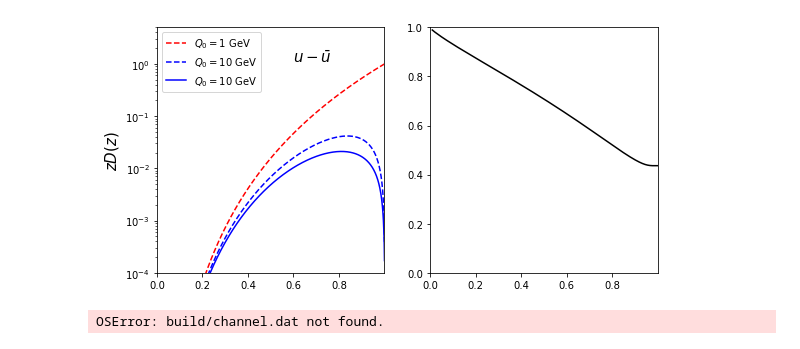
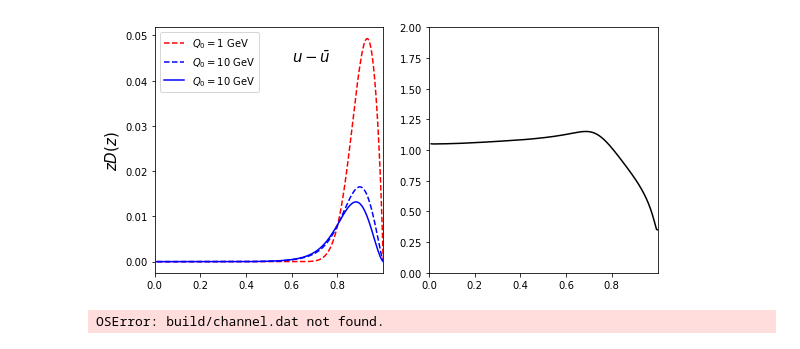
Before and after one commit to keweiyao/QCD-evolution, a Jupyter notebook: Plotting.ipynb, the cells around one changed output. Cells and saved outputs as stored; diff of their text form; code cells hidden in the pictures.

```diff
--- a/Plotting.ipynb
+++ b/Plotting.ipynb
@@ -7,39 +7,40 @@ display(HTML("<style>.container { width:100% !important; }</style>"))
 # %%
 names = r'$u-\bar{u}$', r'$d-\bar{d}$', r'$s-\bar{s}$', \
         r'$c-\bar{c}$', r'$b-\bar{b}$',\
         r'$g$', \
         r'$u+\bar{u}$', r'$d+\bar{d}$', r'$s+\bar{s}$',\
         r'$c+\bar{c}$', r'$b+\bar{b}$'
 IC = np.loadtxt("build/ic.dat").T
 FS0 = np.loadtxt("build/fs-0.dat").T
 FS1 = np.loadtxt("build/fs-1.dat").T
 z = IC[0]
 fig, axes = plt.subplots(1,2,figsize=(8,4), sharex=True)
 
+ch = 5
 for i, (it,row) in enumerate(zip(names, [axes]), start=1):
     ax,axr = row
     scale = z**6
-    ax.plot(z, scale*IC[i], 'r--', label=r'$Q_0=1$ GeV')
-    ax.plot(z, scale*FS0[i], 'b--', label=r'$Q_0=10$ GeV')
-    ax.plot(z, scale*FS1[i], 'b-', label=r'$Q_0=10$ GeV')
-    axr.plot(z, FS1[i]/FS0[i], 'k-')
+    ax.plot(z, scale*IC[ch], 'r--', label=r'$Q_0=1$ GeV')
+    ax.plot(z, scale*FS0[ch], 'b--', label=r'$Q_0=10$ GeV')
+    ax.plot(z, scale*FS1[ch], 'b-', label=r'$Q_0=10$ GeV')
+    axr.plot(z, FS1[ch]/FS0[ch], 'k-')
     #ax.semilogy()
     ax.annotate(it, xy=(.6,.86), xycoords="axes fraction", fontsize=15)
     if ax.get_subplotspec().is_first_col():
         ax.set_ylabel(r"$zD(z)$", fontsize=15)
     if ax.get_subplotspec().is_last_col():
         ax.set_xlabel(r"$z$", fontsize=15)
     ax.legend()
     ax.set_xlim(0,1)
     ax.set_xticks([0,.2,.4,.6,.8])
     #ax.semilogy()
-axes[0].semilogy()
-axes[0].set_ylim(1e-4,5e0)
-axes[1].set_ylim(0,1)
+#axes[0].semilogy()
+#axes[0].set_ylim(1e-4,5e0)
+axes[1].set_ylim(0,2)
 plt.tight_layout()
 plt.subplots_adjust(wspace=0.2, hspace=0)
 # %% [output]
-[figure, old version]
+[figure, new version]
 # %%
 Q2, z, fc = np.loadtxt("build/channel.dat").T
 # %% [output]
```
Also changed, not shown: 2 other files.
